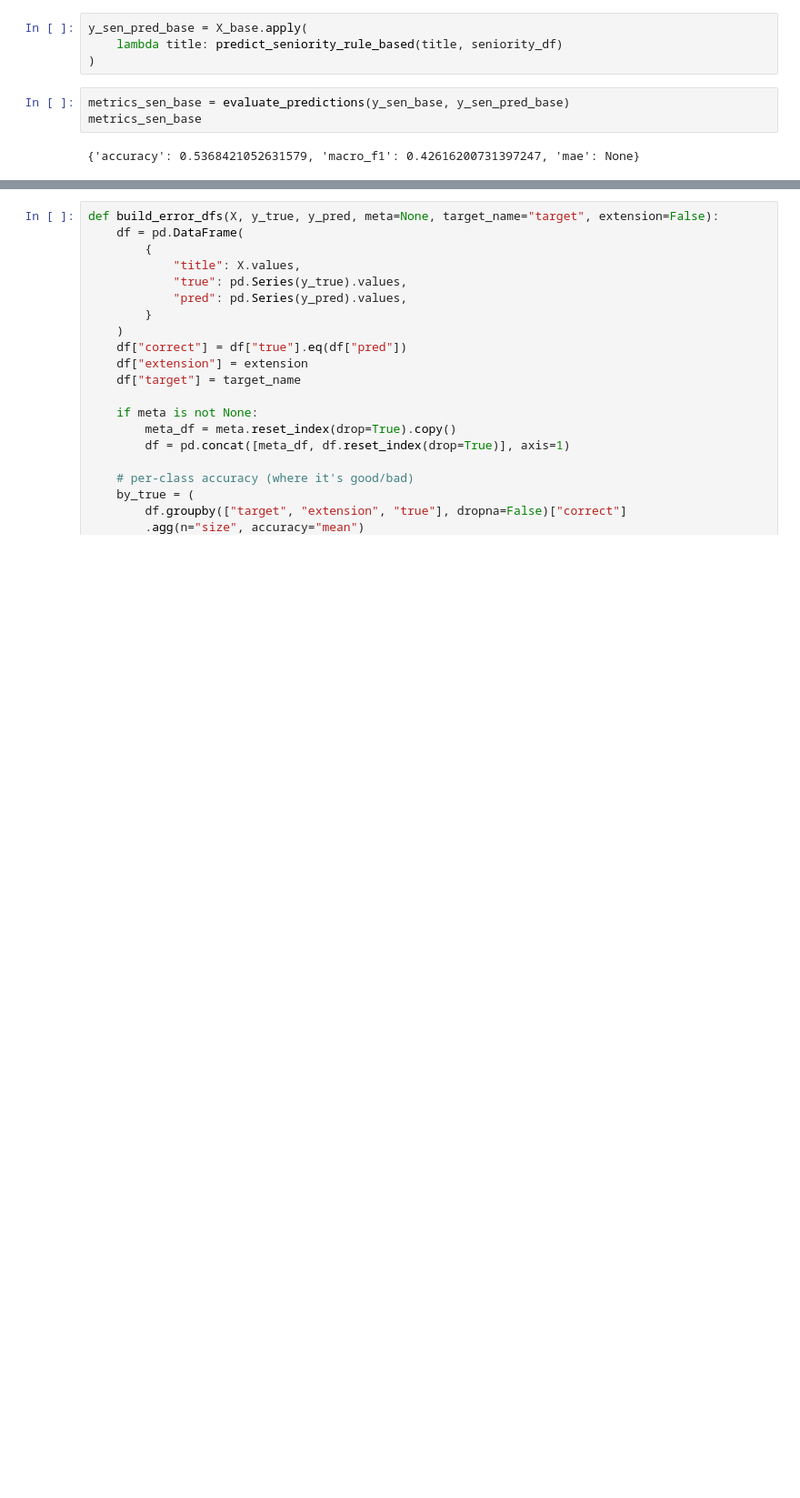
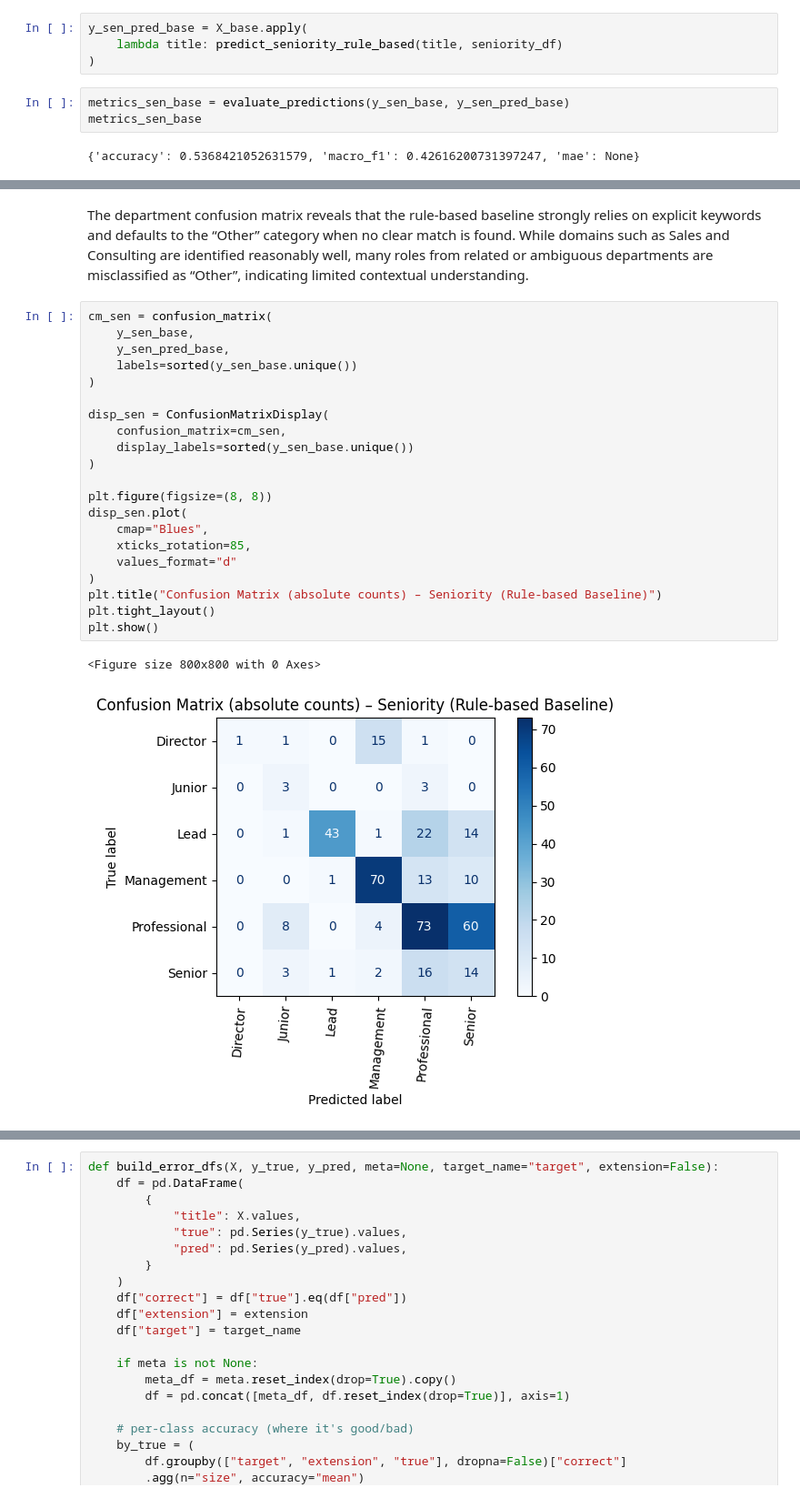
Before and after one commit to luisadosch/nlp-job-title-classification-benchmark-snapaddy, a Jupyter notebook: src/model-1-baseline.ipynb, the cells around one changed output, grey strips where cells are left out. Shown at 91% size. Cells and saved outputs as stored; diff of their text form; blank space fills up the shorter version.

```diff
--- a/src/model-1-baseline.ipynb
+++ b/src/model-1-baseline.ipynb
@@ -202,0 +232,26 @@ metrics_sen_base
+# %% [markdown]
+The department confusion matrix reveals that the rule-based baseline strongly relies on explicit keywords and defaults to the “Other” category when no clear match is found. While domains such as Sales and Consulting are identified reasonably well, many roles from related or ambiguous departments are misclassified as “Other”, indicating limited contextual understanding.
+# %%
+cm_sen = confusion_matrix(
+    y_sen_base,
+    y_sen_pred_base,
+    labels=sorted(y_sen_base.unique())
+)
+
+disp_sen = ConfusionMatrixDisplay(
+    confusion_matrix=cm_sen,
+    display_labels=sorted(y_sen_base.unique())
+)
+
+plt.figure(figsize=(8, 8))
+disp_sen.plot(
+    cmap="Blues",
+    xticks_rotation=85,
+    values_format="d"
+)
+plt.title("Confusion Matrix (absolute counts) – Seniority (Rule-based Baseline)")
+plt.tight_layout()
+plt.show()
+# %% [output]
+<Figure size 800x800 with 0 Axes>
+[figure, added]
```
Also changed, not shown: parts of 7 cells of this notebook.
